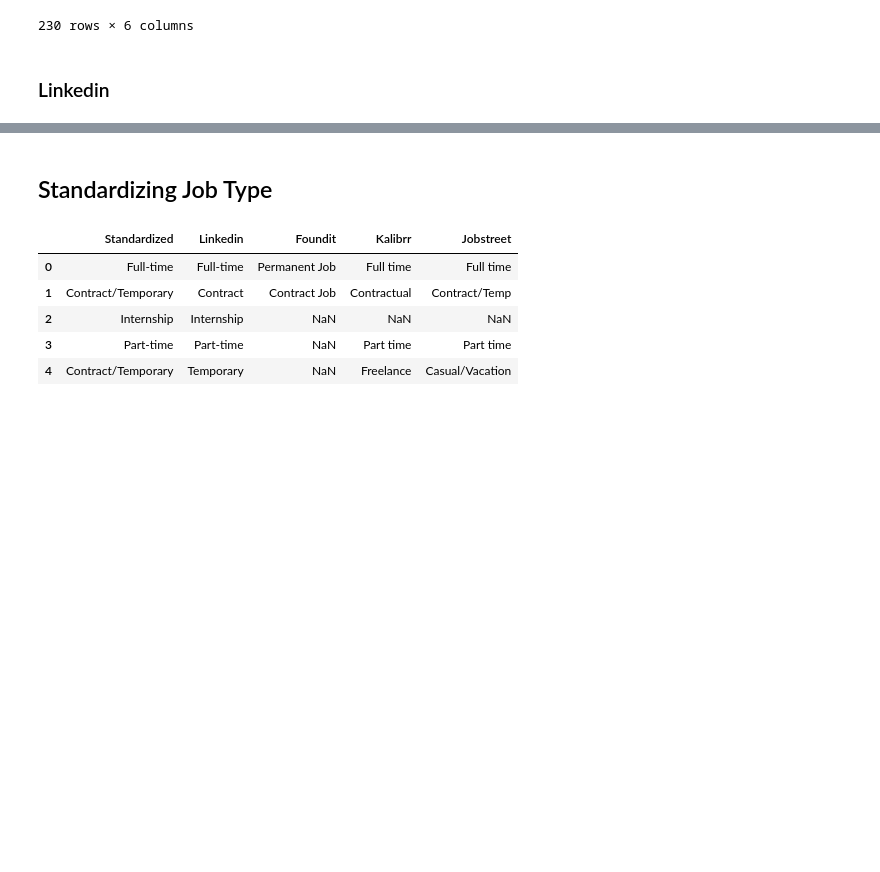
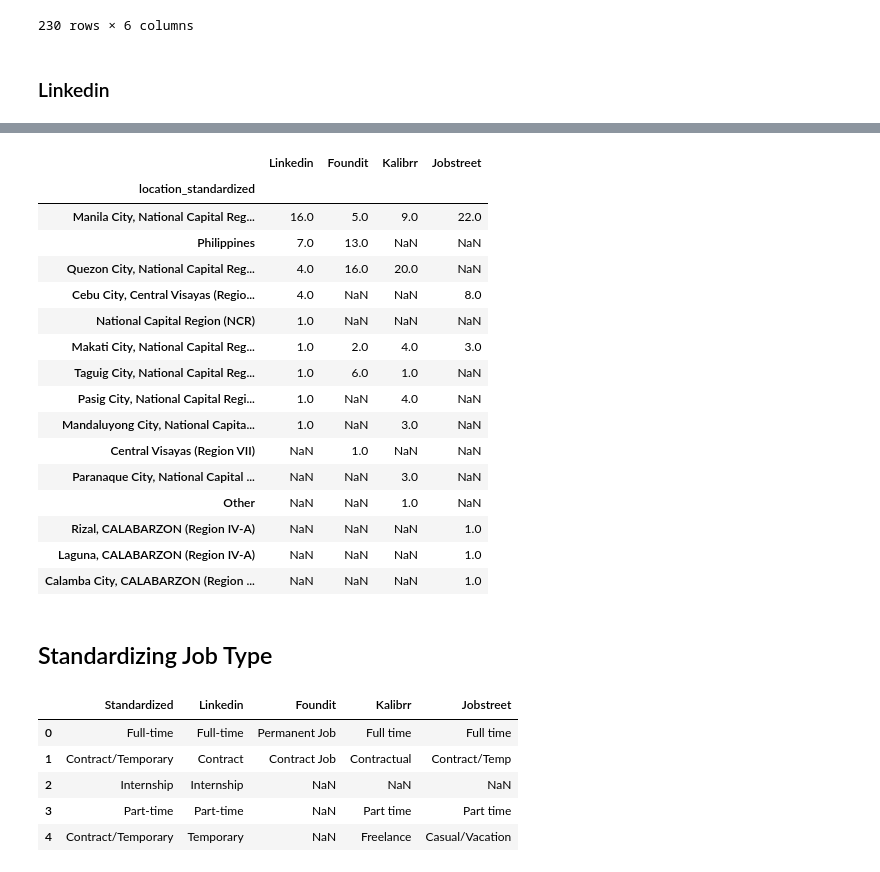
Before and after one commit to KyleCarlo/Job-Recommender-System, a Jupyter notebook: Scraping Notebook.ipynb, the cells around one changed output, grey strips where cells are left out. Cells and saved outputs as stored; diff of their text form; code cells hidden in the pictures; blank space fills up the shorter version.

```diff
--- a/Scraping Notebook.ipynb
+++ b/Scraping Notebook.ipynb
@@ -850,4 +812,27 @@ laguna, CALABARZON (Region IV-A)                    1
 Name: count, dtype: int64
+# %%
+# after preprocessing
+loc_count = pd.concat([linkedin_df['location_standardized'].value_counts(),foundit_df['location_standardized'].value_counts(),kalibrr_df['location_standardized'].value_counts(), jobstreet_df['location_standardized'].value_counts()],axis=1)
+loc_count.columns = ['Linkedin', 'Foundit', 'Kalibrr', 'Jobstreet']
+loc_count
+# %% [output]
+|  | Linkedin | Foundit | Kalibrr | Jobstreet |
+| location_standardized |  |  |  |  |
+| Manila City, National Capital Reg... | 16.0 | 5.0 | 9.0 | 22.0 |
+| Philippines | 7.0 | 13.0 | NaN | NaN |
+| Quezon City, National Capital Reg... | 4.0 | 16.0 | 20.0 | NaN |
+| Cebu City, Central Visayas (Regio... | 4.0 | NaN | NaN | 8.0 |
+| National Capital Region (NCR) | 1.0 | NaN | NaN | NaN |
+| Makati City, National Capital Reg... | 1.0 | 2.0 | 4.0 | 3.0 |
+| Taguig City, National Capital Reg... | 1.0 | 6.0 | 1.0 | NaN |
+| Pasig City, National Capital Regi... | 1.0 | NaN | 4.0 | NaN |
+| Mandaluyong City, National Capita... | 1.0 | NaN | 3.0 | NaN |
+| Central Visayas (Region VII) | NaN | 1.0 | NaN | NaN |
+| Paranaque City, National Capital ... | NaN | NaN | 3.0 | NaN |
+| Other | NaN | NaN | 1.0 | NaN |
+| Rizal, CALABARZON (Region IV-A) | NaN | NaN | NaN | 1.0 |
+| Laguna, CALABARZON (Region IV-A) | NaN | NaN | NaN | 1.0 |
+| Calamba City, CALABARZON (Region ... | NaN | NaN | NaN | 1.0 |
 # %% [markdown]
 ## Standardizing Job Type
 # %%
```
Also changed, not shown: parts of 19 cells of this notebook.
